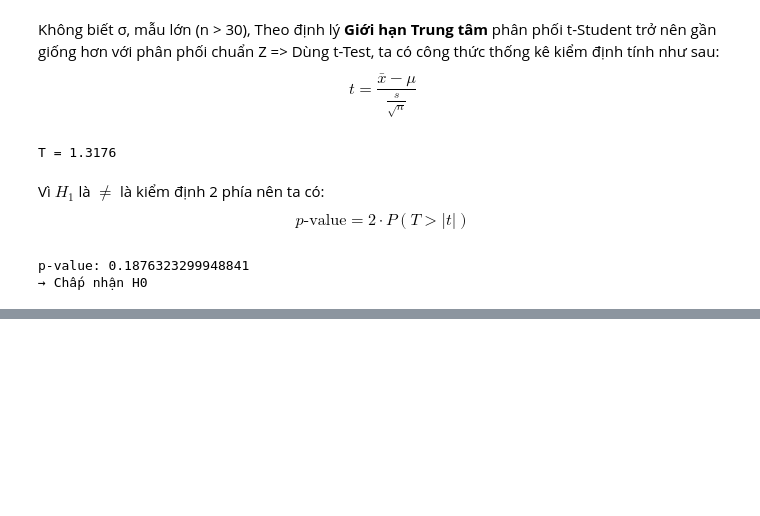
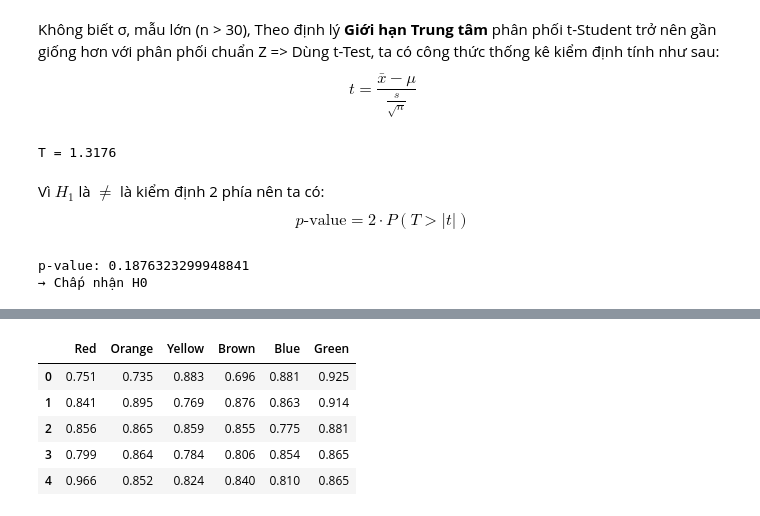
Before and after one commit to HuynhDucPhu2502/Data-Analysis-Learning-Projects, a Jupyter notebook: Computational Statistics and Applications/Exercise/TH2/Testing.ipynb, the cells around one changed output, grey strips where cells are left out. Saved outputs shown, nothing was run; the diff lists cells and outputs as text; code cells hidden in the pictures; blank space fills up the shorter version.

```diff
--- a/Computational Statistics and Applications/Exercise/TH2/Testing.ipynb
+++ b/Computational Statistics and Applications/Exercise/TH2/Testing.ipynb
@@ -233,0 +899,12 @@ Vì $p_{value} = 0.093 < \alpha=0.05$ nên ta kết luận: Không đủ bằng
+# %%
+# Bước 1: Đọc file CSV
+df = pd.read_csv("../data/18_M_M.csv")
+
+df.head()
+# %% [output]
+|  | Red | Orange | Yellow | Brown | Blue | Green |
+| 0 | 0.751 | 0.735 | 0.883 | 0.696 | 0.881 | 0.925 |
+| 1 | 0.841 | 0.895 | 0.769 | 0.876 | 0.863 | 0.914 |
+| 2 | 0.856 | 0.865 | 0.859 | 0.855 | 0.775 | 0.881 |
+| 3 | 0.799 | 0.864 | 0.784 | 0.806 | 0.854 | 0.865 |
+| 4 | 0.966 | 0.852 | 0.824 | 0.840 | 0.810 | 0.865 |
```
Also changed, not shown: parts of 118 cells of this notebook, 11 other files.
